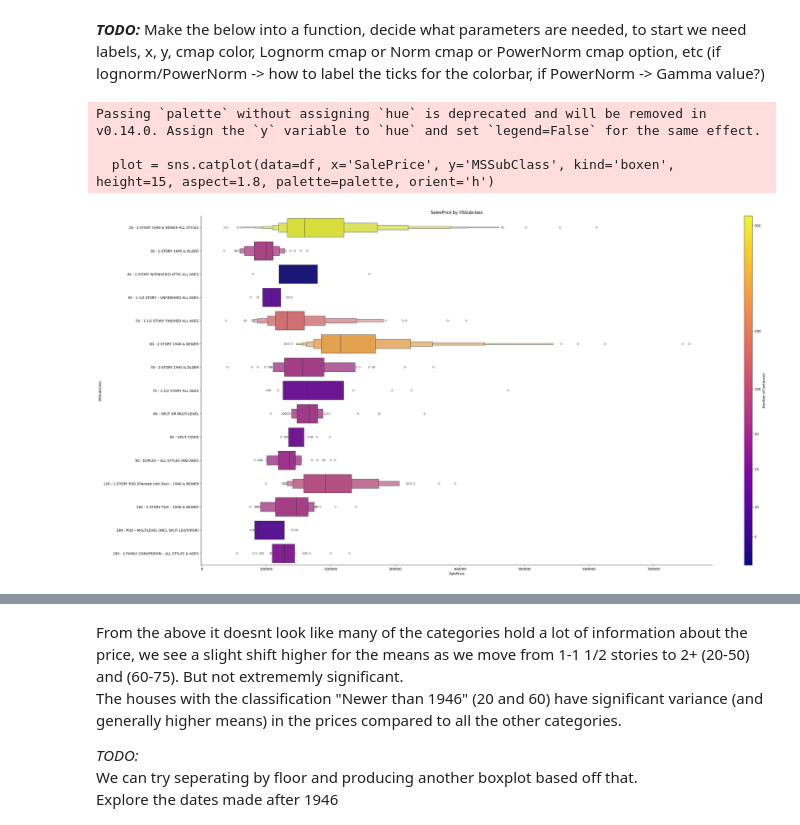
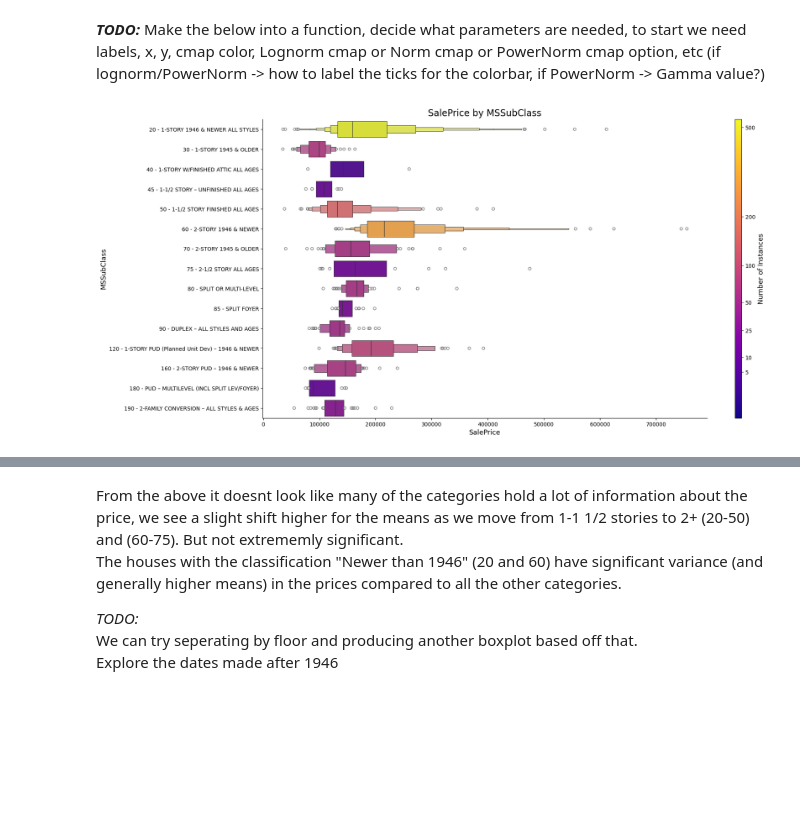
Before and after one commit to ddrant/HousePrices_KaggleComp, a Jupyter notebook: Remame_First_notebook.ipynb, the cells around one changed output, grey strips where cells are left out. Drawn from its saved outputs; the diff is of its cells as text; code cells hidden in the pictures; blank space fills up the shorter version.

```diff
--- a/Remame_First_notebook.ipynb
+++ b/Remame_First_notebook.ipynb
@@ -242,78 +343,28 @@ Would this be more useful split up into different features? (still leave origina
 # %%
-from matplotlib import cm, colors
-# Box plot of the feature
-
-# compute the counts per category
-cat = 'MSSubClass'
-counts = df[cat].value_counts()
-order = sorted(df[cat].dropna().unique())
-
-
 # mapping the category code to the description for our xticks (yticks if horizontal)
 mssubclass_map = {
      20: "1-STORY 1946 & NEWER ALL STYLES",
      30: "1-STORY 1945 & OLDER",
      40: "1-STORY W/FINISHED ATTIC ALL AGES",
      45: "1-1/2 STORY – UNFINISHED ALL AGES",
      50: "1-1/2 STORY FINISHED ALL AGES",
      60: "2-STORY 1946 & NEWER",
      70: "2-STORY 1945 & OLDER",
      75: "2-1/2 STORY ALL AGES",
      80: "SPLIT OR MULTI-LEVEL",
      85: "SPLIT FOYER",
      90: "DUPLEX – ALL STYLES AND AGES",
     120: "1-STORY PUD (Planned Unit Dev) – 1946 & NEWER",
     150: "1-1/2 STORY PUD – ALL AGES",
     160: "2-STORY PUD – 1946 & NEWER",
     180: "PUD – MULTILEVEL (INCL SPLIT LEV/FOYER)",
     190: "2-FAMILY CONVERSION – ALL STYLES & AGES"
 }
 
-# Labels for the different categories
-labels = [f"{category} - {mssubclass_map[category]}" for category in order]
-
-# Create color map based on the value counts
-norm = colors.Normalize(vmin=counts.min(), vmax=counts.max())
-
-#or try lognorm for differnt cmap scaling
-norm = colors.LogNorm(vmin=counts.min(), vmax=counts.max())
-
-# last norm technique 'PowerNorm' like a gamma normalisation
-norm = colors.PowerNorm(gamma=0.4, vmin=counts.min(), vmax=counts.max())
+# colorbar ticks for lognorm cmap
+custom_ticks = [5, 10, 25, 50, 100, 200, 500]  # or whatever makes sense
 
 
-cmap = cm.get_cmap('plasma')
-#cmap = cm.get_cmap('viridis') # also good for powernorm
-#cmap = cm.get_cmap('inferno') # not bad for PowerNorm (gamma)
-#cmap = cm.get_cmap('cool')
-#cmap = cm.get_cmap('autumn')
-palette = [cmap(norm(counts[category])) for category in order]
-
-# Set the plot
-plot = sns.catplot(data=df, x='SalePrice', y='MSSubClass', kind='boxen',  height=15, aspect=1.8, palette=palette, orient='h')
-
-# Set the y-ticks
-plot.set_yticklabels(labels, rotation=90)
-plt.yticks(rotation=0)
-
-# Add the colour bar key for the value counts
-
-# Create a scalar mappable
-sm = cm.ScalarMappable(cmap=cmap, norm=norm) # norm is our normalisation of the value counts into [0,1] to map to the colors on the cmap
-
-cbar = plot.figure.colorbar(sm, ax=plot.ax, aspect=45, location='right')
-cbar.set_label('Number of Instances')
-
-# colorbar ticks for lognorm cmap
-custom_ticks = [5, 10, 25, 50, 100, 200, 500]  # or whatever makes sense
-cbar.set_ticks(custom_ticks)
-cbar.set_ticklabels([str(t) for t in custom_ticks])
-
-
-plt.title("SalesPrice by HSSubclass")
-plt.show()
+boxen_by_category(data=df, cat_var='MSSubClass', value_var='SalePrice', gamma=0.4, cbar_ticks=custom_ticks, cmap_norm='power', cmap_color='plasma',cat_label_map=mssubclass_map)
 # %% [output]
-Passing `palette` without assigning `hue` is deprecated and will be removed in v0.14.0. Assign the `y` variable to `hue` and set `legend=False` for the same effect.
-
-  plot = sns.catplot(data=df, x='SalePrice', y='MSSubClass', kind='boxen',  height=15, aspect=1.8, palette=palette, orient='h')
-[figure, old version]
+[figure, new version]
```
Also changed, not shown: parts of 9 cells of this notebook.
